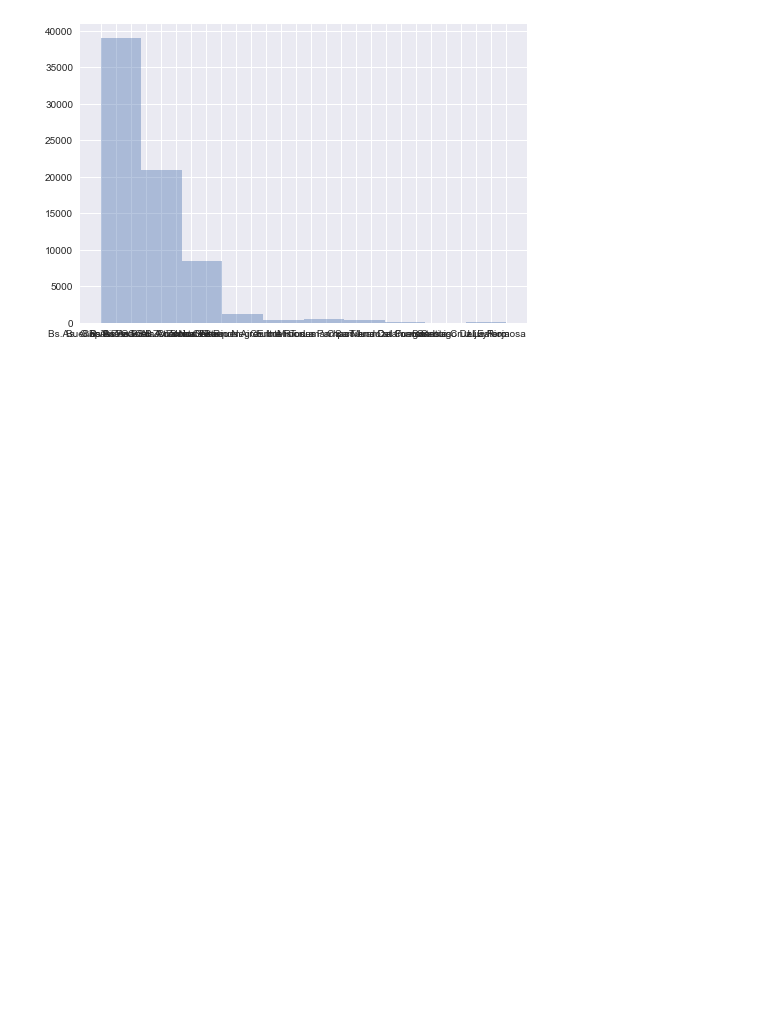
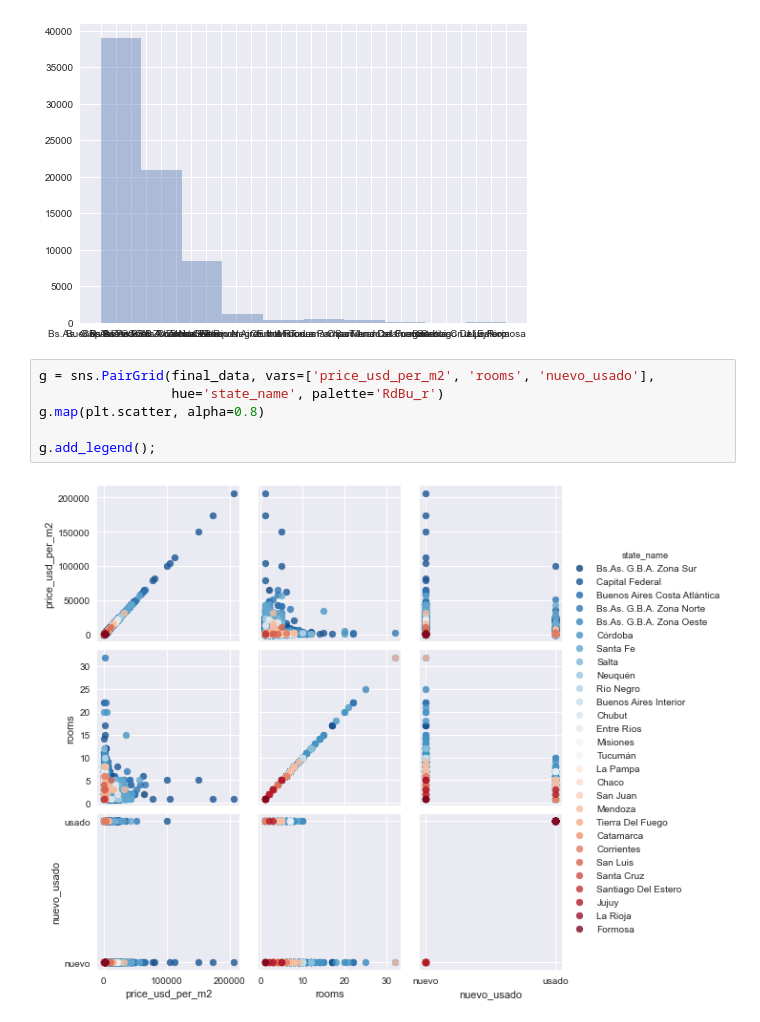
Before and after one commit to Sergio-Piazza/TP1_Grupo_7_Dhdsblend, a Jupyter notebook: Desafio_1_Grupo_7.ipynb, the cells around one changed output. Saved outputs shown, nothing was run; the diff lists cells and outputs as text; blank space fills up the shorter version.

```diff
--- a/Desafio_1_Grupo_7.ipynb
+++ b/Desafio_1_Grupo_7.ipynb
@@ -1697,3 +1697,11 @@ ax.hist(data_gafico, label='Provincia', alpha = 0.4)
  array([ 0. ,  2.7,  5.4,  8.1, 10.8, 13.5, 16.2, 18.9, 21.6, 24.3, 27. ]),
  <BarContainer object of 10 artists>)
 [figure]
+# %%
+g = sns.PairGrid(final_data, vars=['price_usd_per_m2', 'rooms', 'nuevo_usado'],
+                 hue='state_name', palette='RdBu_r')
+g.map(plt.scatter, alpha=0.8)
+
+g.add_legend();
+# %% [output]
+[figure, added]
```
Also changed, not shown: parts of 9 cells of this notebook.
